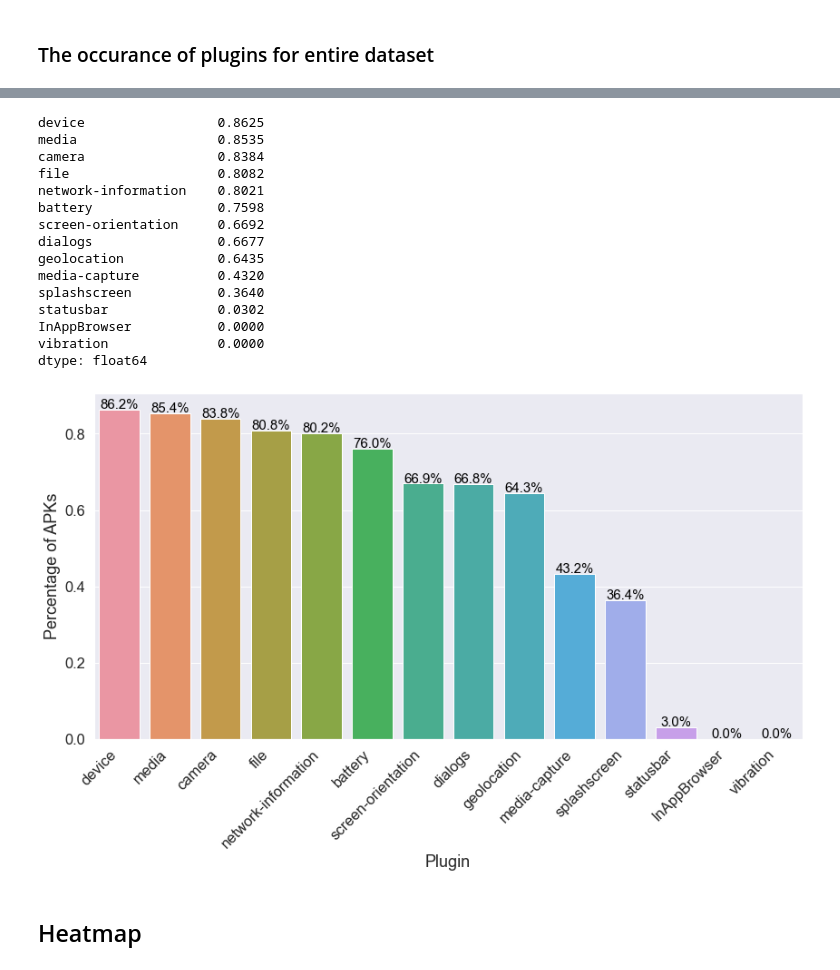
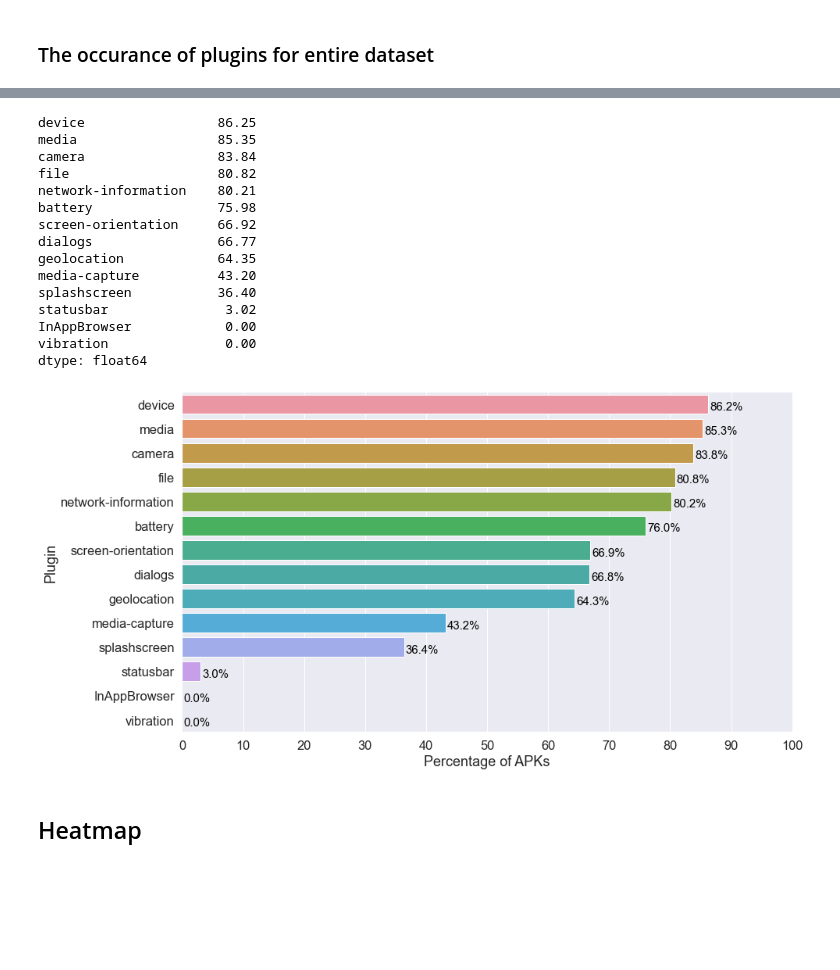
Before and after one commit to allensun623/Android-Security-Analysis, a Jupyter notebook: apk_analysis/api_calls_analysis/cdv_plugins.ipynb, the cells around one changed output, grey strips where cells are left out. Cells and saved outputs as stored; diff of their text form; code cells hidden in the pictures; blank space fills up the shorter version.

```diff
--- a/apk_analysis/api_calls_analysis/cdv_plugins.ipynb
+++ b/apk_analysis/api_calls_analysis/cdv_plugins.ipynb
@@ -109,39 +109,45 @@ vibration                0
 dtype: int64
 # %%
 # percentage of apks using each plugin
-df_pct = df_cnt.apply(lambda x: round(x/total_apk, 4))
+df_pct = df_cnt.apply(lambda x: round(x/total_apk*100, 2))
 df_pct
 # %% [output]
-device                 0.8625
-media                  0.8535
-camera                 0.8384
-file                   0.8082
-network-information    0.8021
-battery                0.7598
-screen-orientation     0.6692
-dialogs                0.6677
-geolocation            0.6435
-media-capture          0.4320
-splashscreen           0.3640
-statusbar              0.0302
-InAppBrowser           0.0000
-vibration              0.0000
+device                 86.25
+media                  85.35
+camera                 83.84
+file                   80.82
+network-information    80.21
+battery                75.98
+screen-orientation     66.92
+dialogs                66.77
+geolocation            64.35
+media-capture          43.20
+splashscreen           36.40
+statusbar               3.02
+InAppBrowser            0.00
+vibration               0.00
 dtype: float64
 # %%
-plt.figure(figsize=(14, 7))
+plt.figure(figsize=(14, 8))
 sns.set(font_scale=1.5) # font size 2
-sns_pct = sns.barplot(x=df_pct.index, y=df_pct.values)
-sns_pct.set_xticklabels(sns_pct.get_xticklabels(), rotation=45, horizontalalignment='right')
-plt.xlabel("Plugin")
-plt.ylabel("Percentage of APKs")
+sns_pct = sns.barplot(x=df_pct.values, y=df_pct.index)
+# sns_pct.set_xticklabels(sns_pct.get_xticklabels(), rotation=45, horizontalalignment='right')
+sns_pct.set_xticks(range(0, 101, 10))
+plt.xlabel("Percentage of APKs")
+plt.ylabel("Plugin")
 for p in sns_pct.patches:
-    sns_pct.annotate("{:.1%}".format(p.get_height()), (p.get_x() + p.get_width() / 2., p.get_height()),
-                 ha='center', va='center', fontsize=15, color='black', xytext=(0, 5),
-                 textcoords='offset points')
+#     print(p)
+    sns_pct.annotate(
+        "{:.1%}".format(p.get_width()/100),
+        (p.get_width(), p.get_y() + p.get_height()),
+        fontsize=15,
+        color='black',
+        xytext=(2, 5),
+        textcoords='offset points')
 
 plt.show()
 # %% [output]
-[figure, old version]
+[figure, new version]
 # %% [markdown]
 ## Heatmap
 # %% [markdown]
```
